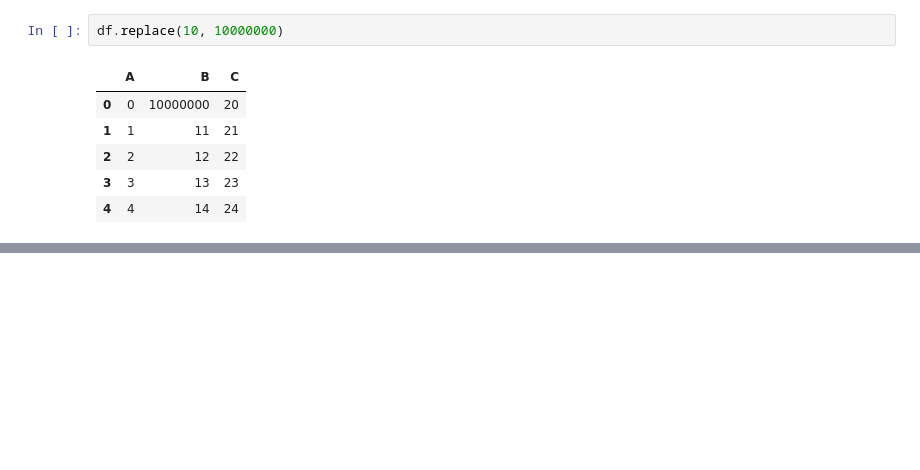
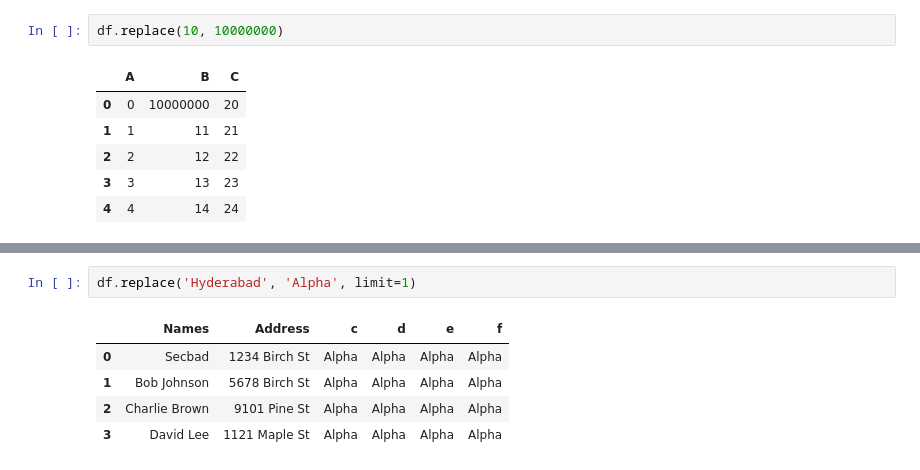
Before and after one commit to sandeepny441/transform_2023, a Jupyter notebook: pandas_repo/pandas_gym/011_replace.ipynb, the cells around one changed output, grey strips where cells are left out. Drawn from its saved outputs; the diff is of its cells as text; blank space fills up the shorter version.

```diff
--- a/pandas_repo/pandas_gym/011_replace.ipynb
+++ b/pandas_repo/pandas_gym/011_replace.ipynb
@@ -57,0 +290,8 @@ df.replace('A', 2000)
+# %%
+df.replace('Hyderabad', 'Alpha', limit=1)
+# %% [output]
+|  | Names | Address | c | d | e | f |
+| 0 | Secbad | 1234 Birch St | Alpha | Alpha | Alpha | Alpha |
+| 1 | Bob Johnson | 5678 Birch St | Alpha | Alpha | Alpha | Alpha |
+| 2 | Charlie Brown | 9101 Pine St | Alpha | Alpha | Alpha | Alpha |
+| 3 | David Lee | 1121 Maple St | Alpha | Alpha | Alpha | Alpha |
```
Also changed, not shown: parts of 35 cells of this notebook, 4 other files.
